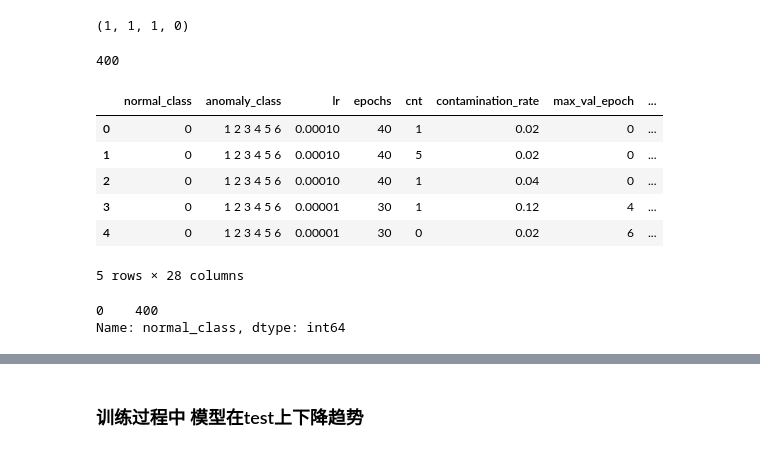
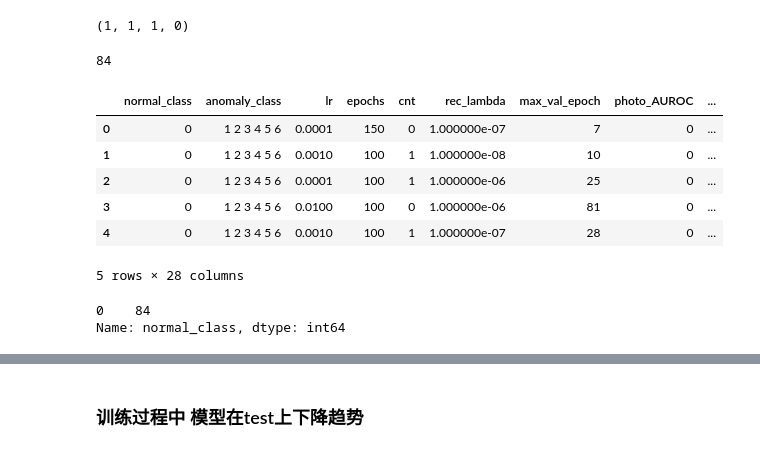
Before and after one commit to EIPsilly/deviation-network-image, a Jupyter notebook: analysis/file_folder_analysis.ipynb, the cells around one changed output, grey strips where cells are left out. Drawn from its saved outputs; the diff is of its cells as text; code cells hidden in the pictures.

```diff
--- a/analysis/file_folder_analysis.ipynb
+++ b/analysis/file_folder_analysis.ipynb
@@ -81,6 +81,8 @@ dir_path = '../results/DGAD/method16_contamination'
 # dir_path = '../results/devnet/PACS_contamination'
 
 # dir_path = '../results/DGAD/method16_contamination_lambda'
+dir_path = '../results/DGAD_2/VAE_LPIPS_DEVNET_method1'
+dir_path = '../results/DGAD_2/VAE_LPIPS_DEVNET_method1_learn_all'
 # %%
 import itertools
 # normal_class=["0", "1", "2", "3", "4", "5", "6"]
@@ -109,6 +111,8 @@ if dir_path.__contains__("lambda"):
     para_name_list += ["reg_lambda", "NCE_lambda", "PL_lambda", "class_lambda"]
 if dir_path.__contains__("contamination"):
     para_name_list += ["contamination_rate"]
+if dir_path.__contains__("VAE"):
+    para_name_list += ["rec_lambda"]
 # para_name_list=["normal_class", "anomaly_class", "lr", "epochs", "cnt", "rec_lambda",]
 # para_name_list=["normal_class", "anomaly_class", "lr", "epochs", "cnt","reg_lambda"]
 # para_name_list=["normal_class", "anomaly_class", "lr", "epochs", "cnt", "tau1", "tau2", "reg_lambda", "NCE_lambda", "PL_lambda"]
@@ -139,40 +143,40 @@ for file_name in os.listdir(dir_path):
             record.append(data["val_max_metric"].item()["metric"][key]["AUPRC"])
     else:
         for key in domain_list:
             record.append(data["test_metric"].item()[key]["AUROC"])
         for key in domain_list:
             record.append(data["test_metric"].item()[key]["AUPRC"])
         for key in domain_list:
             record.append(data["test_results_list"][max_epoch][key]["AUROC"])
         for key in domain_list:
             record.append(data["test_results_list"][max_epoch][key]["AUPRC"])
 
     record.append(file_name)
     ans.append(record)
 
 ans = pd.DataFrame(ans,columns=para_name_list + ["max_val_epoch"] +\
              [f'{item}_AUROC' for item in domain_list] + \
                 [f'{item}_AUPRC' for item in domain_list] +\
                     [f'val_{item}_AUROC' for item in domain_list] +\
                         [f'val_{item}_AUPRC' for item in domain_list] + ["file_name"])
 
 ans["normal_class"] = ans["normal_class"].astype(str)
 ans["anomaly_class"] = ans["anomaly_class"].astype(str)
 ans["AUROC_mean"] = ans[["art_painting_AUROC","cartoon_AUROC","photo_AUROC","sketch_AUROC"]].mean(axis = 1)
 ans["AUPRC_mean"] = ans[["art_painting_AUPRC","cartoon_AUPRC","photo_AUPRC","sketch_AUPRC"]].mean(axis = 1)
 ans["val_AUROC_mean"] = ans[["val_art_painting_AUROC","val_cartoon_AUROC","val_photo_AUROC","val_sketch_AUROC"]].mean(axis = 1)
 ans["val_AUPRC_mean"] = ans[["val_art_painting_AUPRC","val_cartoon_AUPRC","val_photo_AUPRC","val_sketch_AUPRC"]].mean(axis = 1)
 ans["normal_class"] = ans["normal_class"].apply(lambda x :re.sub("\[|\]|,", "", x))
 ans["anomaly_class"] = ans["anomaly_class"].apply(lambda x :re.sub("\[|\]|,", "", x))
 ans.head(5)
 # %% [output]
-400
+84
-|  | normal_class | anomaly_class | lr | epochs | cnt | contamination_rate | max_val_epoch | ... |
-| 0 | 0 | 1 2 3 4 5 6 | 0.00010 | 40 | 1 | 0.02 | 0 | ... |
-| 1 | 0 | 1 2 3 4 5 6 | 0.00010 | 40 | 5 | 0.02 | 0 | ... |
-| 2 | 0 | 1 2 3 4 5 6 | 0.00010 | 40 | 1 | 0.04 | 0 | ... |
-| 3 | 0 | 1 2 3 4 5 6 | 0.00001 | 30 | 1 | 0.12 | 4 | ... |
-| 4 | 0 | 1 2 3 4 5 6 | 0.00001 | 30 | 0 | 0.02 | 6 | ... |
+|  | normal_class | anomaly_class | lr | epochs | cnt | rec_lambda | max_val_epoch | photo_AUROC | ... |
+| 0 | 0 | 1 2 3 4 5 6 | 0.0001 | 150 | 0 | 1.000000e-07 | 7 | 0 | ... |
+| 1 | 0 | 1 2 3 4 5 6 | 0.0010 | 100 | 1 | 1.000000e-08 | 10 | 0 | ... |
+| 2 | 0 | 1 2 3 4 5 6 | 0.0001 | 100 | 1 | 1.000000e-06 | 25 | 0 | ... |
+| 3 | 0 | 1 2 3 4 5 6 | 0.0100 | 100 | 0 | 1.000000e-06 | 81 | 0 | ... |
+| 4 | 0 | 1 2 3 4 5 6 | 0.0010 | 100 | 1 | 1.000000e-07 | 28 | 0 | ... |
 5 rows × 28 columns
 # %%
 # ans = ans[ans["epochs"] != 2]
@@ -183,5 +187,5 @@ ans.head(5)
 # %%
 ans["normal_class"].value_counts()
 # %% [output]
-0    400
+0    84
 Name: normal_class, dtype: int64
```
Also changed, not shown: parts of 15 cells of this notebook, 4 other files.
